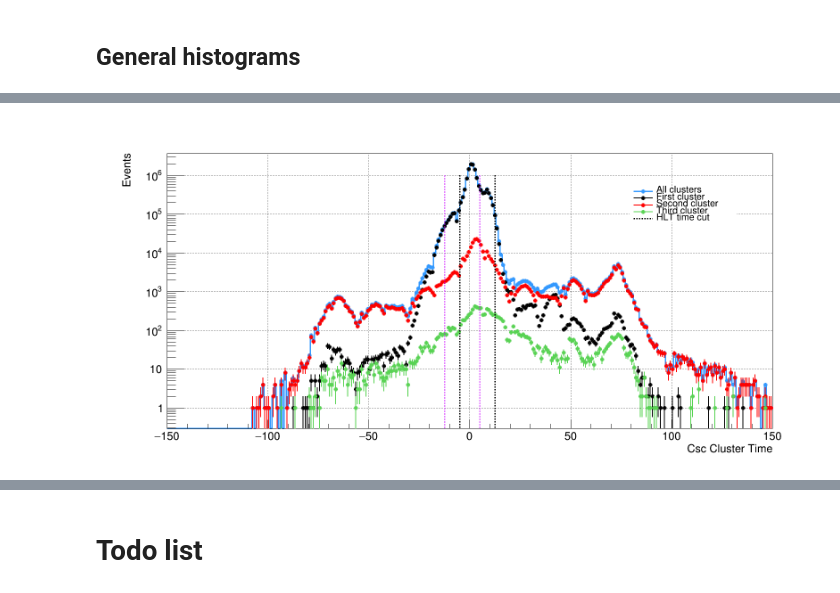
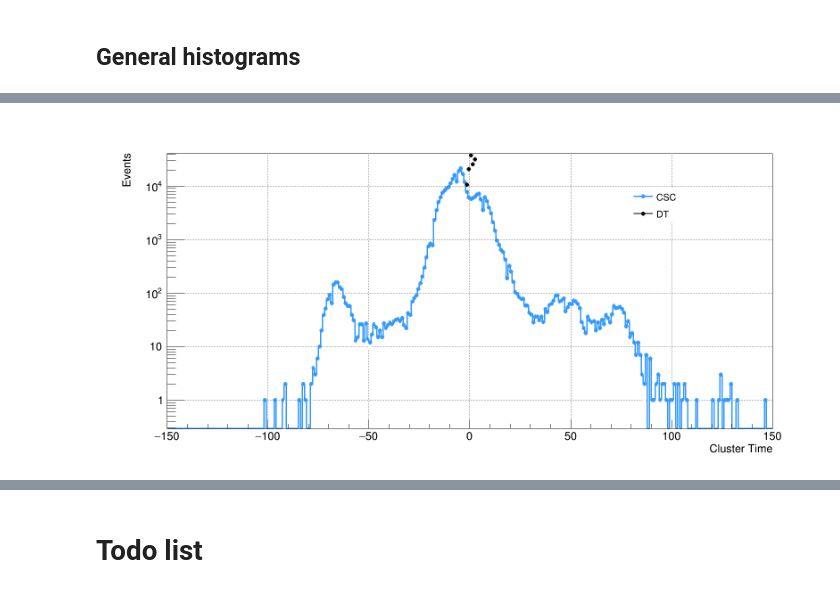
Before and after one commit to cms-lpc-llp/run3_muon_system_analysis, a Jupyter notebook: study_triggered_events_CSC_DT_v1.ipynb, the cells around one changed output, grey strips where cells are left out. Drawn from its saved outputs; the diff is of its cells as text; code cells hidden in the pictures.

```diff
--- a/study_triggered_events_CSC_DT_v1.ipynb
+++ b/study_triggered_events_CSC_DT_v1.ipynb
@@ -159,6 +159,11 @@ dtClusterEta = {}
 dtClusterSize = {}
 dtClusterDphi = {}
 nDtClusters = {}
+dtClusterNStation = {}
+dtClusterMaxStation = {}
+dtClusterNHitStation1 = {}
+dtCluster_match_MB1hits_0p4 = {}
+dtCluster_match_MB1hits_0p5 = {}
 
 deltaEta = {}
 deltaRCluster = {}
@@ -176,7 +181,7 @@ nClusterRatio = {}
 ## Settings
 # %%
 category = 0#-1#0
-category = -1
+category = 2
 #-1: at least 1csc
 #0: exactly 1 csc
 #1: 2csc,
@@ -197,6 +202,7 @@ if (do_muon_veto and do_inverted_muon_veto):
 do_csc_time_spread_cut = False
 do_csc_in_time_cut = False
 do_ME_veto = True
+do_MB_veto = True
 do_HLT_eta_cut = False#True
 
 plot_string = ""
@@ -212,4 +218,6 @@ plot_string = ""
 
 #plot_string+= "_exactly_1_csc_cluster_ME_veto"
 #plot_string+= "_2_csc_clusters_ME_veto"
-plot_string+= "_at_least_1_csc_cluster_ME_veto"
+#plot_string+= "_at_least_1_csc_cluster_ME_veto"
+#plot_string+= "_csc_dt_cluster_ME_veto"
+plot_string+= "_csc_dt_cluster_ME_MB_veto"
@@ -537,8 +653,8 @@ h2 = {}
 can.cd()
 for k in tree_keys:
 
-    h[k] = create_TH1D(cscClusterTimeWeighted[k].flatten(),title="",axis_title = ['Csc Cluster Time','Events'], binning=[300,-150,150])#binning=[100,-80,80])
-    leg.AddEntry(h[k],"All clusters")
+    h[k] = create_TH1D(cscClusterTimeWeighted[k].flatten(),title="",axis_title = ['Cluster Time','Events'], binning=[300,-150,150])#binning=[100,-80,80])
+    leg.AddEntry(h[k],"CSC")
     h[k].SetLineColor(861)
     h[k].SetLineWidth(3)
     h[k].SetMarkerColor(861)
@@ -548,8 +664,8 @@ for k in tree_keys:
     #h[k].SetMaximum(1.5)
     #h[k].SetMinimum(0.002)
 
-    h0[k] = create_TH1D(cscClusterTimeWeighted[k][:,0].flatten(),title="",axis_title = ['Csc Cluster Time','Events'], binning=[300,-150,150])#binning=[100,-80,80])
-    leg.AddEntry(h0[k],"First cluster")
+    h0[k] = create_TH1D(dtClusterTime[k].flatten(),title="",axis_title = ['Cluster Time','Events'], binning=[300,-150,150])#binning=[100,-80,80])
+    leg.AddEntry(h0[k],"DT")
     h0[k].SetLineColor(1)
     h0[k].SetLineWidth(2)
     h0[k].SetMarkerColor(1)
@@ -560,55 +676,12 @@ for k in tree_keys:
     #h[k].SetMinimum(0.002)
 
 
-    h1[k] = create_TH1D(cscClusterTimeWeighted2[k][:,1].flatten(),title="",axis_title = ['Csc Cluster Time','Events'], binning=[300,-150,150])#binning=[100,-80,80])#binning=[300,-150,150])
-    leg.AddEntry(h1[k],"Second cluster")
-    h1[k].SetLineColor(2)
-    h1[k].SetLineWidth(2)
-    h1[k].SetMarkerColor(2)
-    h1[k].SetMarkerStyle(20)
-    h1[k].SetMarkerSize(1.2)
-    #if h1[k].Integral()>0:h1[k].Scale(1./h1[k].Integral())
-    #h[k].SetMaximum(1.5)
-    #h[k].SetMinimum(0.002)
+    h[k].Draw('histo E2 same')
+    h0[k].Draw('PE same')
+    #h1[k].Draw('PE same')
+    #h2[k].Draw('PE same')
 
 
-    #selection when more than 2...
-    h2[k] = create_TH1D(cscClusterTimeWeighted3[k][:,2].flatten(),title="",axis_title = ['Csc Cluster Time','Events'], binning=[300,-150,150])#binning=[100,-80,80])#
-    leg.AddEntry(h2[k],"Third cluster")
-    h2[k].SetLineColor(8)
-    h2[k].SetLineWidth(2)
-    h2[k].SetMarkerColor(8)
-    h2[k].SetMarkerStyle(20)
-    h2[k].SetMarkerSize(1.2)
-    #if h2[k].Integral()>0:h2[k].Scale(1./h2[k].Integral())
-
-    h[k].Draw('histo E2 same')
-    h0[k].Draw('PE same')
-    h1[k].Draw('PE same')
-    h2[k].Draw('PE same')
-
-    line_neg = rt.TLine(-5,0.,-5,1e6)
-    line_neg.SetLineWidth(3)
-    line_neg.SetLineStyle(2)
-    line_neg.Draw('same')
-
-    line_pos = rt.TLine(12.5,0.,12.5,1e6)
-    line_pos.SetLineWidth(3)
-    line_pos.SetLineStyle(2)
-    line_pos.Draw('same')
-    leg.AddEntry(line_pos,"HLT time cut","L")
-
-    line_neg2 = rt.TLine(-12.5,0.,-12.5,1e6)
-    line_neg2.SetLineWidth(3)
-    line_neg2.SetLineStyle(3)
-    line_neg2.SetLineColor(880)
-    line_neg2.Draw('same')
-
-    line_pos2 = rt.TLine(5,0.,5,1e6)
-    line_pos2.SetLineWidth(3)
-    line_pos2.SetLineStyle(3)
-    line_pos2.SetLineColor(880)
-    line_pos2.Draw('same')
 leg.Draw()
 can.SetRightMargin(0.05)
 can.SetGrid()
@@ -616,6 +689,6 @@ can.SetGrid()
 # if setlog:
 can.SetLogy()
 can.Draw()
-can.Print("plots/V1p19_"+vers+"/CscClusterTime"+plot_string+".pdf")
-can.Print("plots/V1p19_"+vers+"/CscClusterTime"+plot_string+".png")
+can.Print("plots/V1p19_"+vers+"/CscDtClusterTime"+plot_string+".pdf")
+can.Print("plots/V1p19_"+vers+"/CscDtClusterTime"+plot_string+".png")
 # %% [output]
@@ -636,4 +703,4 @@ Info in <TCanvas::Print>: png file plots/V1p19_v5/CscClusterTime_at_least_1_csc_
-[figure, old version]
+[figure, new version]
 # %%
 can = rt.TCanvas('c','c', 1000, 800)
 leg = rt.TLegend(0.75,0.7,0.9,0.8)
```
Also changed, not shown: parts of 39 cells of this notebook, 1 other file.
